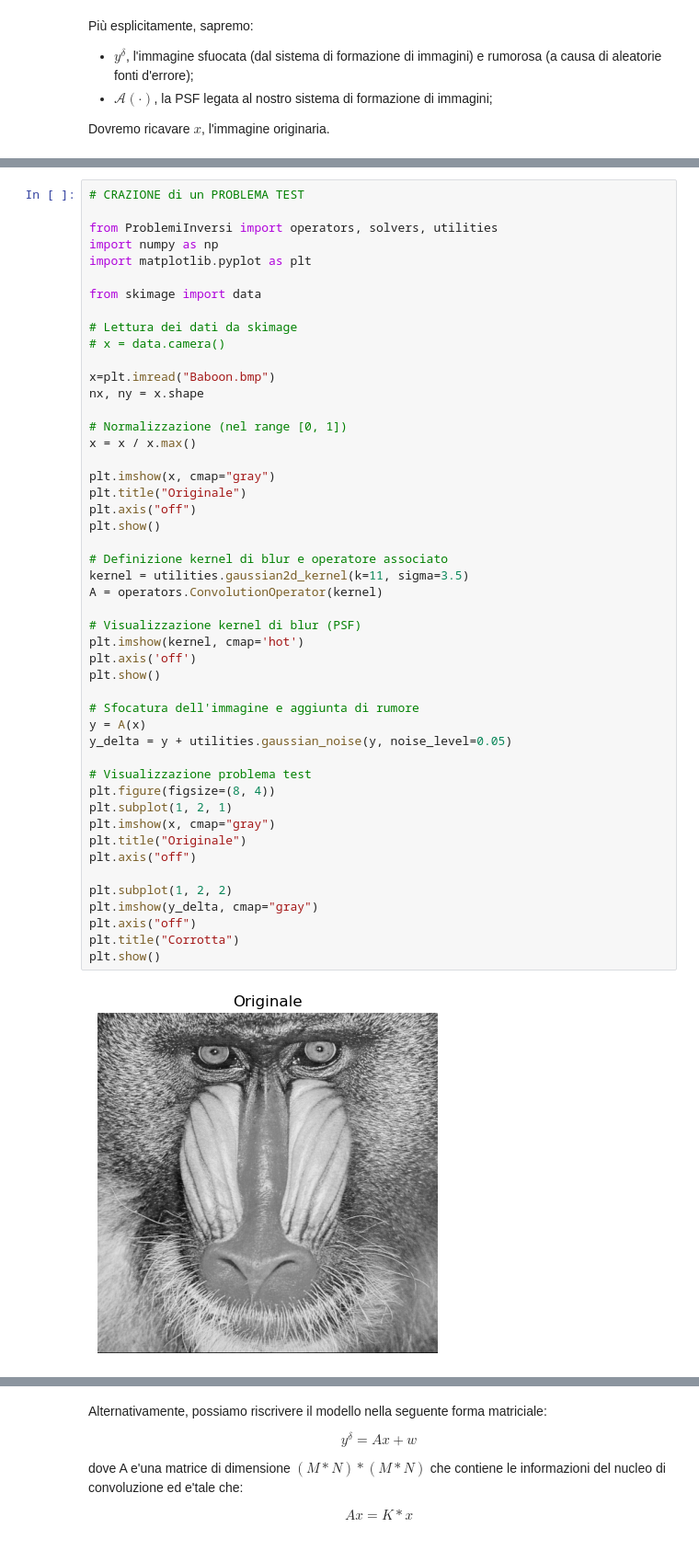
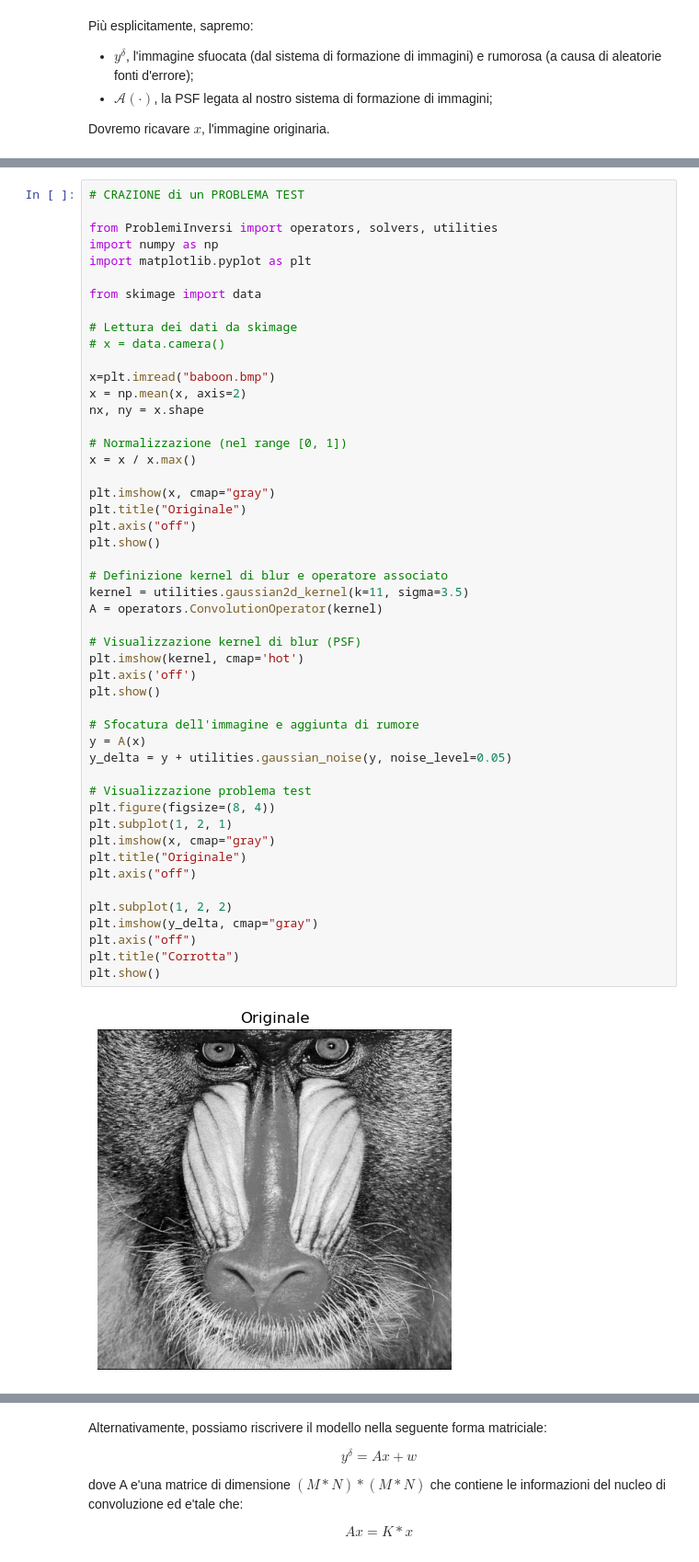
Before and after one commit to ItsTixel/calcolo_numerico, a Jupyter notebook: imaging/im1.ipynb, the cells around one changed output, grey strips where cells are left out. Shown at 92% size. Drawn from its saved outputs; the diff is of its cells as text.

```diff
--- a/imaging/im1.ipynb
+++ b/imaging/im1.ipynb
@@ -194,7 +185,8 @@ from skimage import data
 # Lettura dei dati da skimage
 # x = data.camera()
 
-x=plt.imread("Baboon.bmp")
+x=plt.imread("baboon.bmp")
+x = np.mean(x, axis=2)
 nx, ny = x.shape
 
 # Normalizzazione (nel range [0, 1])
@@ -204,32 +196,32 @@ plt.imshow(x, cmap="gray")
 plt.title("Originale")
 plt.axis("off")
 plt.show()
 
 # Definizione kernel di blur e operatore associato
 kernel = utilities.gaussian2d_kernel(k=11, sigma=3.5)
 A = operators.ConvolutionOperator(kernel)
 
 # Visualizzazione kernel di blur (PSF)
 plt.imshow(kernel, cmap='hot')
 plt.axis('off')
 plt.show()
 
 # Sfocatura dell'immagine e aggiunta di rumore
 y = A(x)
 y_delta = y + utilities.gaussian_noise(y, noise_level=0.05)
 
 # Visualizzazione problema test
 plt.figure(figsize=(8, 4))
 plt.subplot(1, 2, 1)
 plt.imshow(x, cmap="gray")
 plt.title("Originale")
 plt.axis("off")
 
 plt.subplot(1, 2, 2)
 plt.imshow(y_delta, cmap="gray")
 plt.axis("off")
 plt.title("Corrotta")
 plt.show()
 # %% [output]
-[figure, old version]
+[figure, new version]
 [figure]
```
Also changed, not shown: parts of 5 cells of this notebook, 16 other files.
